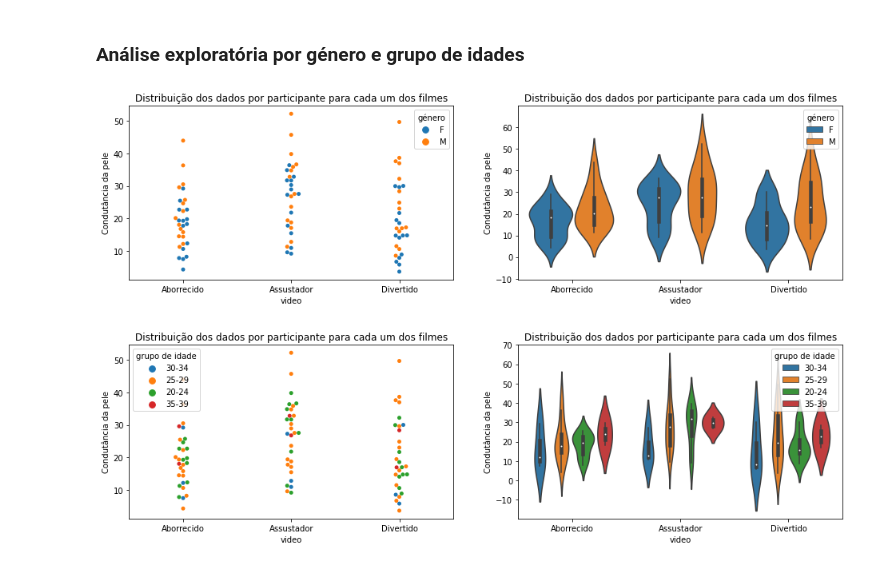
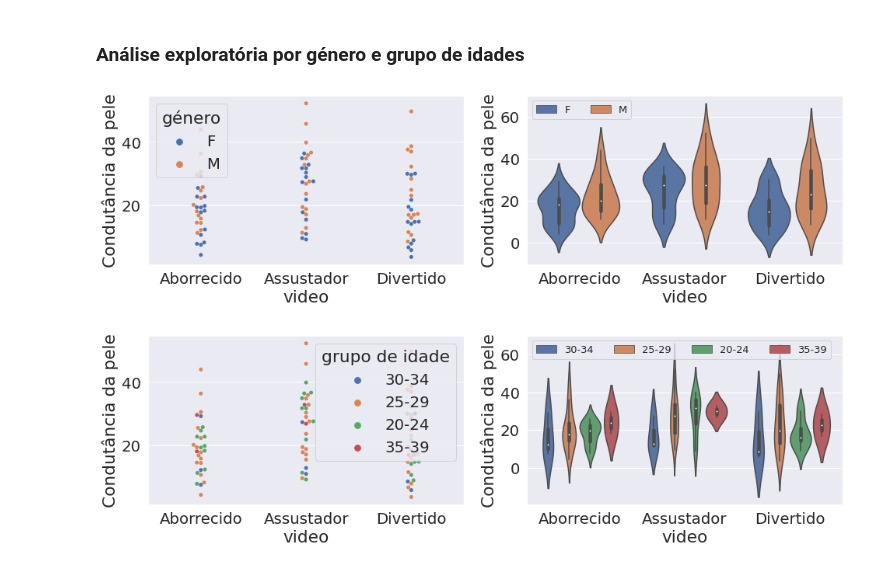
Before and after one commit to CIBIT-UC/clube-ciencia-viva, a Jupyter notebook: tutorials/SAG-sessao10-group3.ipynb, the cells around one changed output. Cells and saved outputs as stored; diff of their text form; code cells hidden in the pictures.

```diff
--- a/tutorials/SAG-sessao10-group3.ipynb
+++ b/tutorials/SAG-sessao10-group3.ipynb
@@ -89,6 +89,7 @@ id_videos = pd.unique(df["video"])
 id_subjects = pd.unique(df["subject"])
 colors = ["#074F71", "#DAAA00", "#CB4015"]
 
+sns.set(font_scale=1.5)
 
 def plot_subject_data(participante):
     fig, axs = plt.subplots(2, 1, figsize=(16, 12))
@@ -108,6 +109,7 @@ def plot_subject_data(participante):
     #axs[1].set_ylabel("Contagem")
     axs[0].set_ylabel("Condutância da pele")
     axs[1].set_xlabel("Condutância da pele")
+    axs[1].set_ylabel("Contagem")
 
 
 interact(plot_subject_data, participante=id_subjects);
@@ -282,9 +286,9 @@ dif_per_movie_and_subject = max_per_movie_and_subject.copy()
 dif_per_movie_and_subject["gsr"] = max_per_movie_and_subject[["gsr"]] - min_per_movie_and_subject[["gsr"]]
 
 sns.swarmplot(x="video", y="gsr", data=dif_per_movie_and_subject, ax=axs[0])
-_ = axs[0].set_title("Distribuição dos dados por participante para cada um dos filmes")
-_ = axs[0].set_ylabel("?")
+#_ = axs[0].set_title("Distribuição dos dados por participante para cada um dos filmes")
+_ = axs[0].set_ylabel("Diferença da condutância")
 sns.violinplot(x="video", y="gsr", data=dif_per_movie_and_subject, ax=axs[1])
-_ = axs[1].set_title("Distribuição dos dados por participante para cada um dos filmes")
-_ = axs[1].set_ylabel("?")
+#_ = axs[1].set_title("Distribuição dos dados por participante para cada um dos filmes")
+_ = axs[1].set_ylabel("Diferença da condutância")
 # %% [output]
@@ -310,18 +314,21 @@ interactive(children=(Dropdown(description='limiar', options=(0.05, 0.01, 0.001)
 # %%
 #@title
 add_features = [("género", "Sex"), ("grupo de idade", "Age-Group")]
+
+sns.set(font_scale=1.8)
 
 for feat in add_features:
   mean_per_movie_and_subject[feat[0]] = mean_per_movie_and_subject["subject"].apply(lambda x: df_subjects[df_subjects["Participant-ID"]==x][feat[1]].iloc[0])
 
   fig, axs = plt.subplots(1, 2, figsize=(16, 4))
 
   sns.swarmplot(x="video", y="gsr", data=mean_per_movie_and_subject, hue=feat[0], ax=axs[0])
-  _ = axs[0].set_title("Distribuição dos dados por participante para cada um dos filmes")
+  #_ = axs[0].set_title("Distribuição dos dados por participante para cada um dos filmes")
   _ = axs[0].set_ylabel("Condutância da pele")
   sns.violinplot(x="video", y="gsr", data=mean_per_movie_and_subject, hue=feat[0], ax=axs[1])
-  _ = axs[1].set_title("Distribuição dos dados por participante para cada um dos filmes")
+  #_ = axs[1].set_title("Distribuição dos dados por participante para cada um dos filmes")
   _ = axs[1].set_ylabel("Condutância da pele")
+  axs[1].legend(loc="upper left",  ncol=4, prop={'size': 13})
 # %% [output]
-[figure, old version]
+[figure, new version]
-[figure, old version]
+[figure, new version]
```
Also changed, not shown: parts of 4 cells of this notebook, 3 other files.
